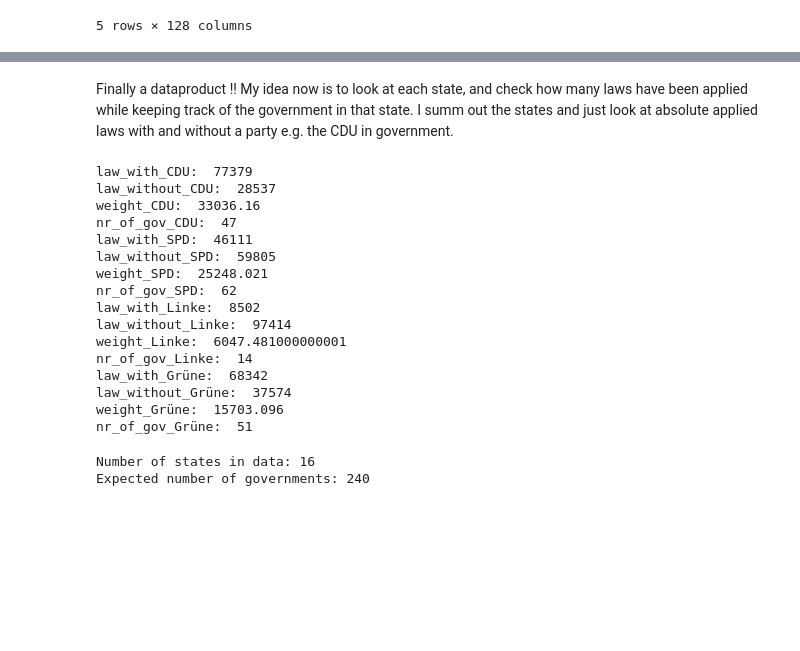
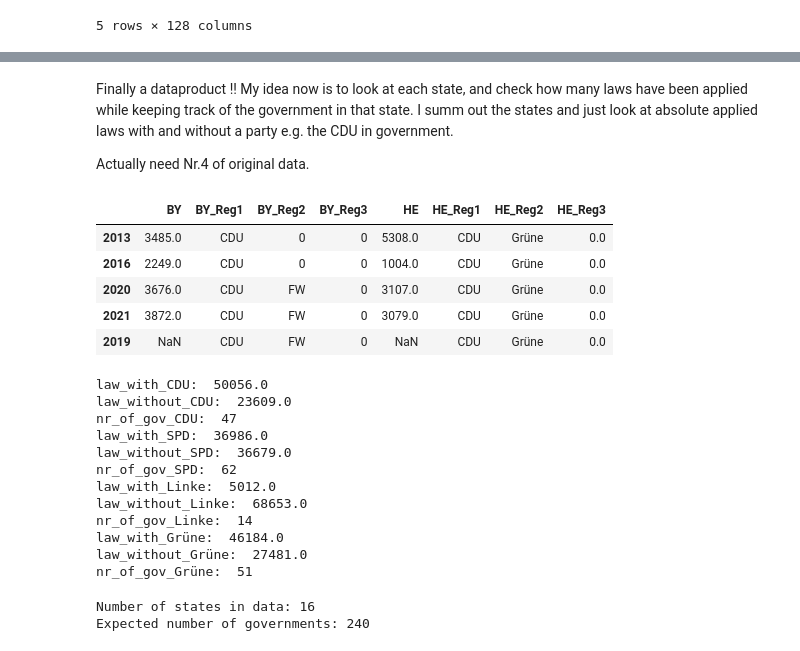
Before and after one commit to JakobUnterholzner/DataLiteracy, a Jupyter notebook: exp/exp_JU_03_PoliticalPartiesAndSurveillance.ipynb, the cells around one changed output, grey strips where cells are left out. Saved outputs shown, nothing was run; the diff lists cells and outputs as text; code cells hidden in the pictures; blank space fills up the shorter version.

```diff
--- a/exp/exp_JU_03_PoliticalPartiesAndSurveillance.ipynb
+++ b/exp/exp_JU_03_PoliticalPartiesAndSurveillance.ipynb
@@ -333,6 +365,17 @@ data
 Finally a dataproduct !!
 My idea now is to look at each state, and check how many laws have been applied while keeping track of the government in that state.
 I summ out the states and just look at absolute applied laws with and without a party e.g. the CDU in government.
+
+Actually need Nr.4 of original data.
+# %%
+data[['BY', 'BY_Reg1', 'BY_Reg2', 'BY_Reg3', 'HE', 'HE_Reg1', 'HE_Reg2', 'HE_Reg3']]
+# %% [output]
+|  | BY | BY_Reg1 | BY_Reg2 | BY_Reg3 | HE | HE_Reg1 | HE_Reg2 | HE_Reg3 |
+| 2013 | 3485.0 | CDU | 0 | 0 | 5308.0 | CDU | Grüne | 0.0 |
+| 2016 | 2249.0 | CDU | 0 | 0 | 1004.0 | CDU | Grüne | 0.0 |
+| 2020 | 3676.0 | CDU | FW | 0 | 3107.0 | CDU | Grüne | 0.0 |
+| 2021 | 3872.0 | CDU | FW | 0 | 3079.0 | CDU | Grüne | 0.0 |
+| 2019 | NaN | CDU | FW | 0 | NaN | CDU | Grüne | 0.0 |
 # %%
 # Define the parties and their corresponding columns
 parties = {
@@ -345,7 +388,7 @@ parties = {
 }
 
 # Initialize the result dictionary
-results = {party: {'law_with': 0, 'law_without': 0, 'nr_of_gov': 0, 'weight': 0} for party in parties}
+results = {party: {'law_with': 0, 'law_without': 0, 'nr_of_gov': 0} for party in parties}
 
 # Iterate over the states
 for i in range(0, len(data.columns)-1, 9):
@@ -362,31 +405,23 @@ for i in range(0, len(data.columns)-1, 9):
         # Calculate the number of governments with the party
         results[party]['nr_of_gov'] += with_party.sum()
 
-        # Calculate the weight of the party
-        results[party]['weight'] += (window[f'{state}_{party}'] * 0.01 * window[state]).sum()
-
 # Print the results
 for party, result in results.items():
     print(f'law_with_{party}: ', result['law_with'])
     print(f'law_without_{party}: ', result['law_without'])
-    print(f'weight_{party}: ', result['weight'])
     print(f'nr_of_gov_{party}: ', result['nr_of_gov'])
 # %% [output]
-law_with_CDU:  77379
-law_without_CDU:  28537
-weight_CDU:  33036.16
+law_with_CDU:  50056.0
+law_without_CDU:  23609.0
 nr_of_gov_CDU:  47
-law_with_SPD:  46111
-law_without_SPD:  59805
-weight_SPD:  25248.021
+law_with_SPD:  36986.0
+law_without_SPD:  36679.0
 nr_of_gov_SPD:  62
-law_with_Linke:  8502
-law_without_Linke:  97414
-weight_Linke:  6047.481000000001
+law_with_Linke:  5012.0
+law_without_Linke:  68653.0
 nr_of_gov_Linke:  14
-law_with_Grüne:  68342
-law_without_Grüne:  37574
-weight_Grüne:  15703.096
+law_with_Grüne:  46184.0
+law_without_Grüne:  27481.0
 nr_of_gov_Grüne:  51
 # %%
 #number of governments per party santiy check
```
Also changed, not shown: parts of 9 cells of this notebook.
